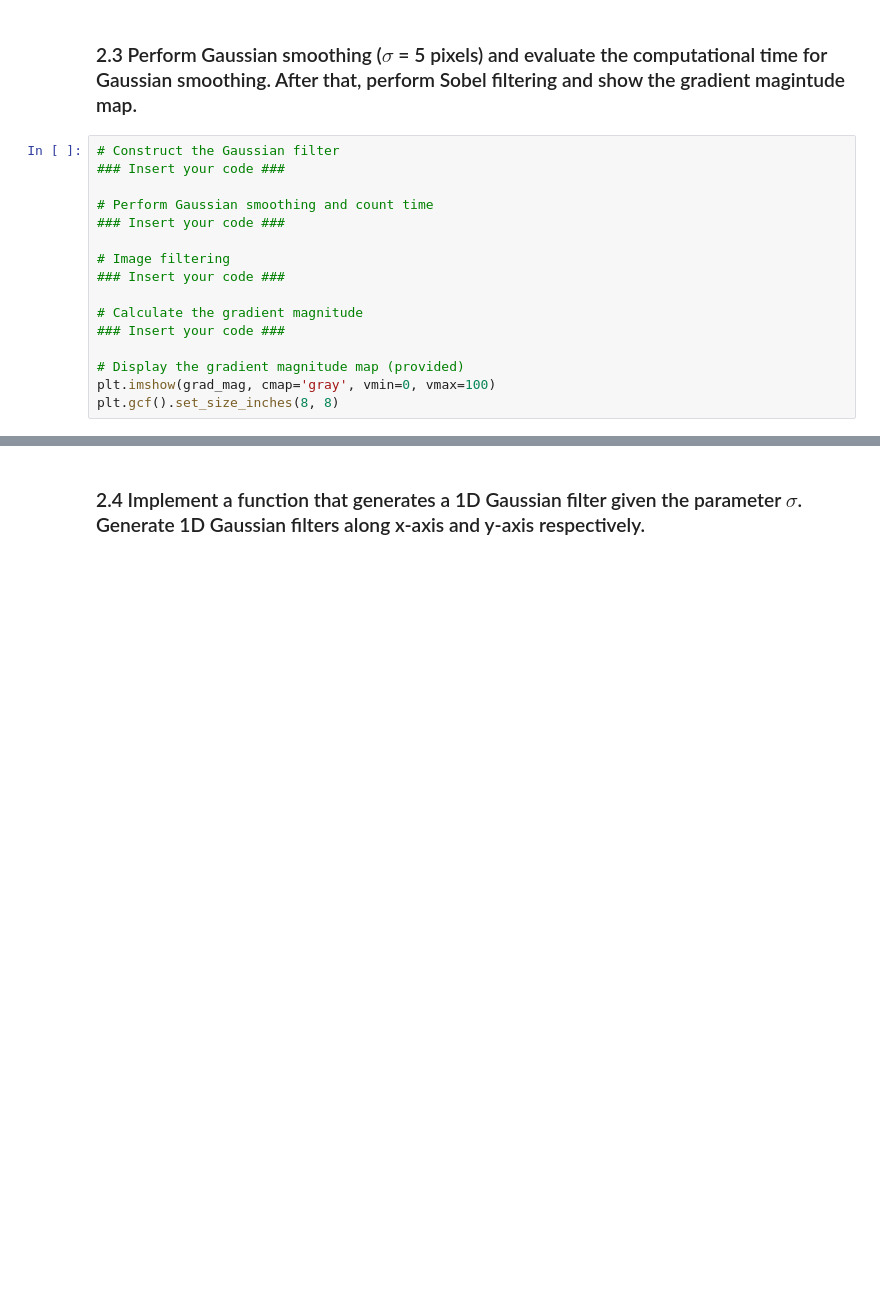
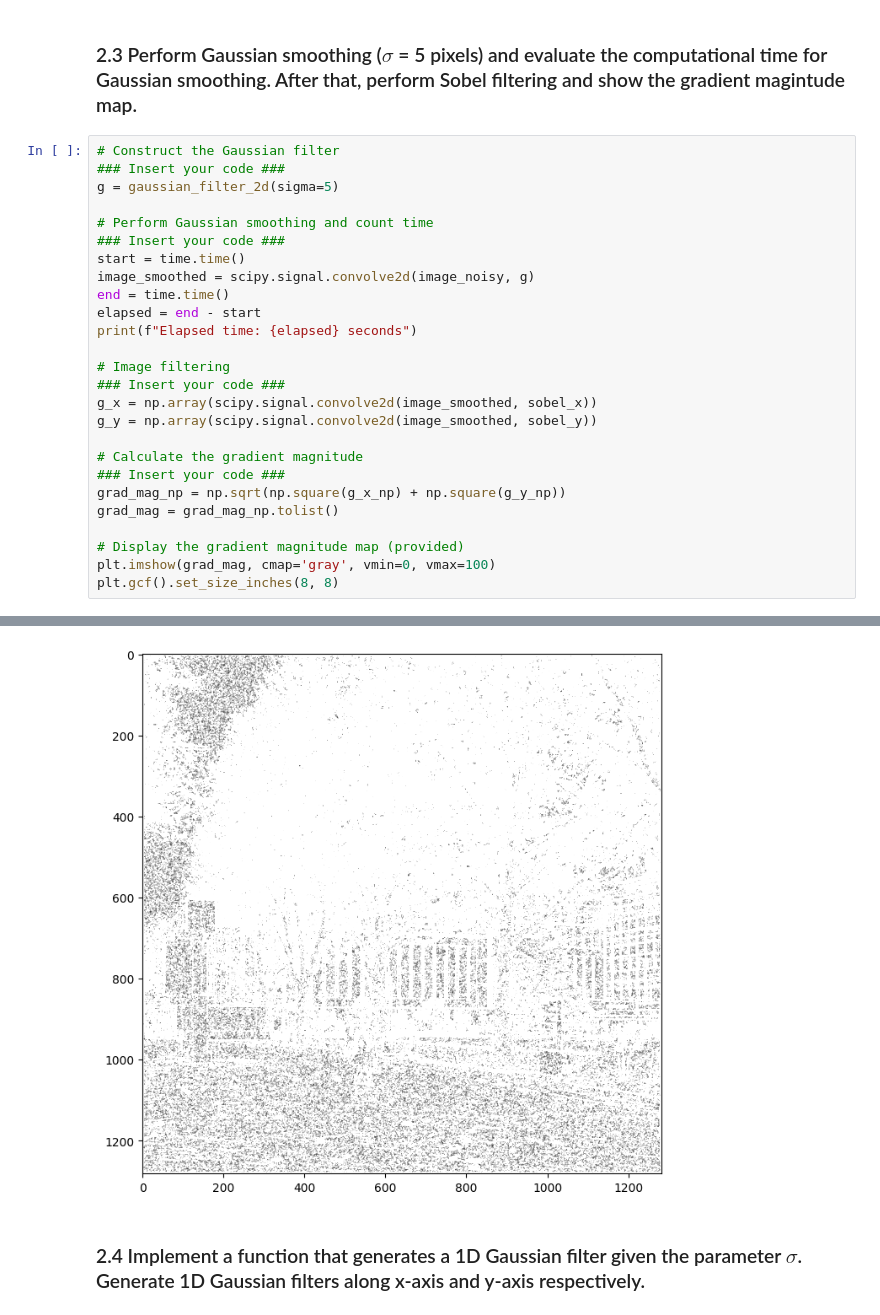
Before and after one commit to hgwright23/Computer_Vision_2024, a Jupyter notebook: coursework_01/coursework_01.ipynb, the cells around one changed output, grey strips where cells are left out. Cells and saved outputs as stored; diff of their text form; blank space fills up the shorter version.

```diff
--- a/coursework_01/coursework_01.ipynb
+++ b/coursework_01/coursework_01.ipynb
@@ -183,16 +183,27 @@ plt.imshow(h)
 # %%
 # Construct the Gaussian filter
 ### Insert your code ###
+g = gaussian_filter_2d(sigma=5)
 
 # Perform Gaussian smoothing and count time
 ### Insert your code ###
+start = time.time()
+image_smoothed = scipy.signal.convolve2d(image_noisy, g)
+end = time.time()
+elapsed = end - start
+print(f"Elapsed time: {elapsed} seconds")
 
 # Image filtering
 ### Insert your code ###
+g_x = np.array(scipy.signal.convolve2d(image_smoothed, sobel_x))
+g_y = np.array(scipy.signal.convolve2d(image_smoothed, sobel_y))
 
 # Calculate the gradient magnitude
 ### Insert your code ###
+grad_mag_np = np.sqrt(np.square(g_x_np) + np.square(g_y_np))
+grad_mag = grad_mag_np.tolist()
 
 # Display the gradient magnitude map (provided)
 plt.imshow(grad_mag, cmap='gray', vmin=0, vmax=100)
 plt.gcf().set_size_inches(8, 8)
+# %% [output]
@@ -199,3 +211,4 @@ plt.gcf().set_size_inches(8, 8)
+[figure, added]
 # %% [markdown]
 ### 2.4 Implement a function that generates a 1D Gaussian filter given the parameter $\sigma$. Generate 1D Gaussian filters along x-axis and y-axis respectively.
 # %%
```
Also changed, not shown: parts of 2 cells of this notebook.
